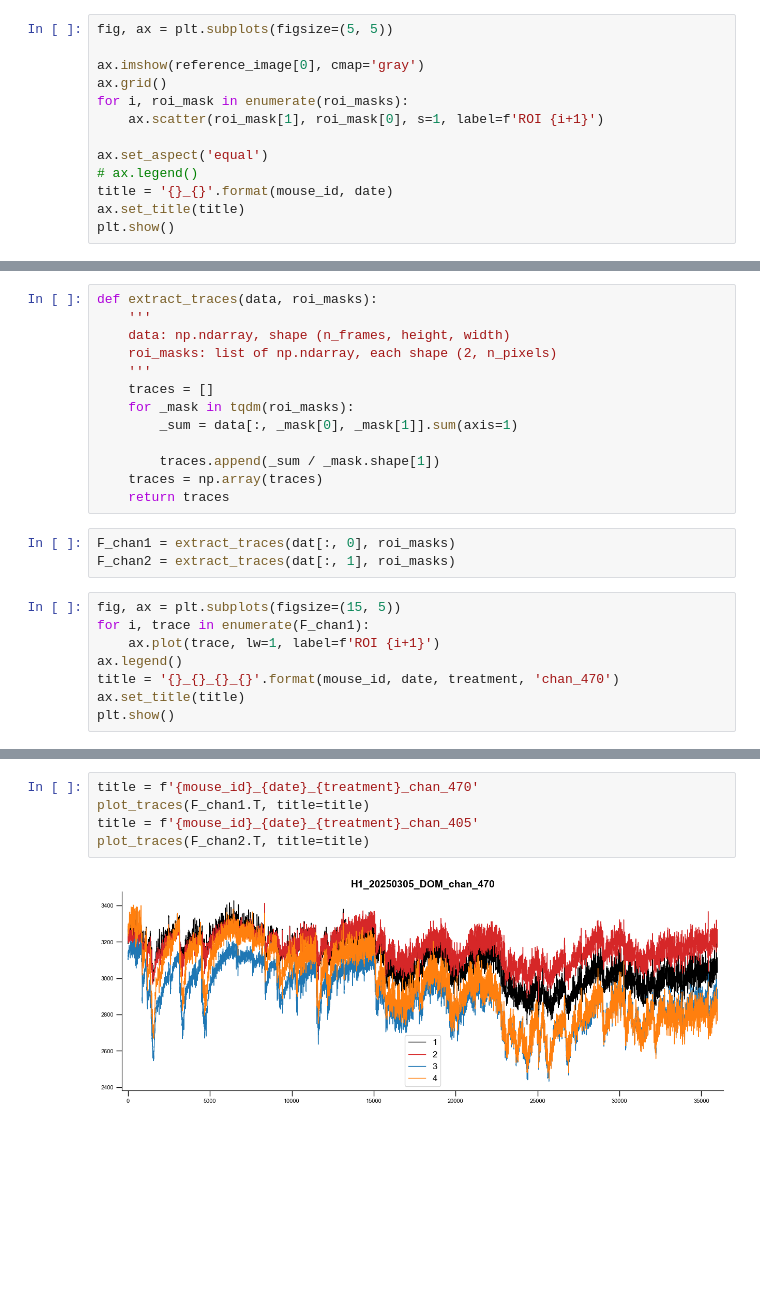
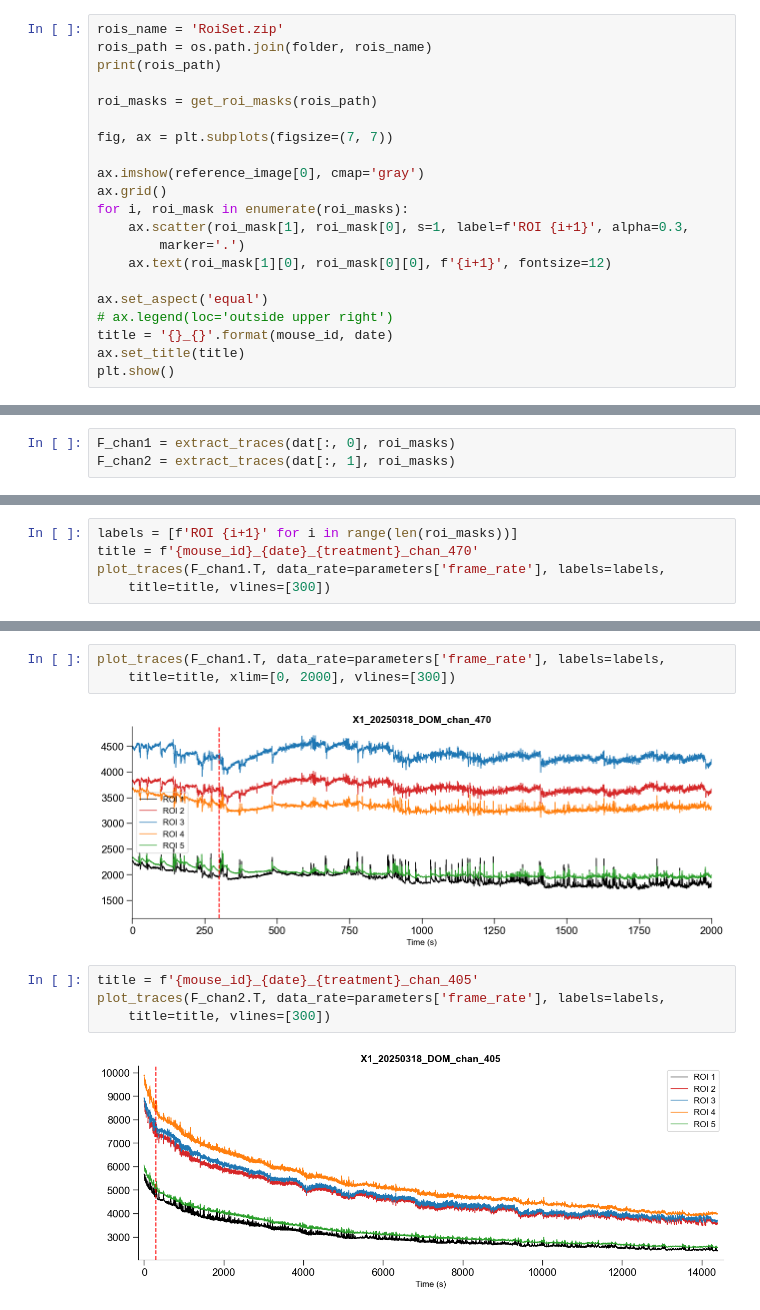
Before and after one commit to Zhaoxi-Liu/widefield_imaging_analysis, a Jupyter notebook: extract.ipynb, the cells around one changed output, grey strips where cells are left out. Drawn from its saved outputs; the diff is of its cells as text; blank space fills up the shorter version.

```diff
--- a/extract.ipynb
+++ b/extract.ipynb
@@ -39,13 +40,21 @@ roi_masks = get_roi_masks(rois_path)
 # %%
-fig, ax = plt.subplots(figsize=(5, 5))
+rois_name = 'RoiSet.zip'
+rois_path = os.path.join(folder, rois_name)
+print(rois_path)
+
+roi_masks = get_roi_masks(rois_path)
+
+fig, ax = plt.subplots(figsize=(7, 7))
 
 ax.imshow(reference_image[0], cmap='gray')
 ax.grid()
 for i, roi_mask in enumerate(roi_masks):
-    ax.scatter(roi_mask[1], roi_mask[0], s=1, label=f'ROI {i+1}')
+    ax.scatter(roi_mask[1], roi_mask[0], s=1, label=f'ROI {i+1}', alpha=0.3,
+        marker='.')
+    ax.text(roi_mask[1][0], roi_mask[0][0], f'{i+1}', fontsize=12)
 
 ax.set_aspect('equal')
-# ax.legend()
+# ax.legend(loc='outside upper right')
 title = '{}_{}'.format(mouse_id, date)
 ax.set_title(title)
 plt.show()
@@ -59,24 +69,3 @@ print(dat.shape)
-# %%
-def extract_traces(data, roi_masks):
-    '''
-    data: np.ndarray, shape (n_frames, height, width)
-    roi_masks: list of np.ndarray, each shape (2, n_pixels)
-    '''
-    traces = []
-    for _mask in tqdm(roi_masks):
-        _sum = data[:, _mask[0], _mask[1]].sum(axis=1)
-
-        traces.append(_sum / _mask.shape[1])
-    traces = np.array(traces)
-    return traces
 # %%
 F_chan1 = extract_traces(dat[:, 0], roi_masks)
 F_chan2 = extract_traces(dat[:, 1], roi_masks)
-# %%
-fig, ax = plt.subplots(figsize=(15, 5))
-for i, trace in enumerate(F_chan1):
-    ax.plot(trace, lw=1, label=f'ROI {i+1}')
-ax.legend()
-title = '{}_{}_{}_{}'.format(mouse_id, date, treatment, 'chan_470')
-ax.set_title(title)
-plt.show()
@@ -86,0 +72,5 @@ from visualization_utils import plot_traces
+# %%
+labels = [f'ROI {i+1}' for i in range(len(roi_masks))]
+title = f'{mouse_id}_{date}_{treatment}_chan_470'
+plot_traces(F_chan1.T, data_rate=parameters['frame_rate'], labels=labels,
+    title=title, vlines=[300])
@@ -87,7 +79,11 @@ from visualization_utils import plot_traces
+# %%
+plot_traces(F_chan1.T, data_rate=parameters['frame_rate'], labels=labels,
+    title=title, xlim=[0, 2000], vlines=[300])
+# %% [output]
+[figure, added]
 # %%
-title = f'{mouse_id}_{date}_{treatment}_chan_470'
-plot_traces(F_chan1.T, title=title)
 title = f'{mouse_id}_{date}_{treatment}_chan_405'
-plot_traces(F_chan2.T, title=title)
+plot_traces(F_chan2.T, data_rate=parameters['frame_rate'], labels=labels,
+    title=title, vlines=[300])
 # %% [output]
-[figure, old version]
+[figure, new version]
```
Also changed, not shown: parts of 16 cells of this notebook, 10 other files.
